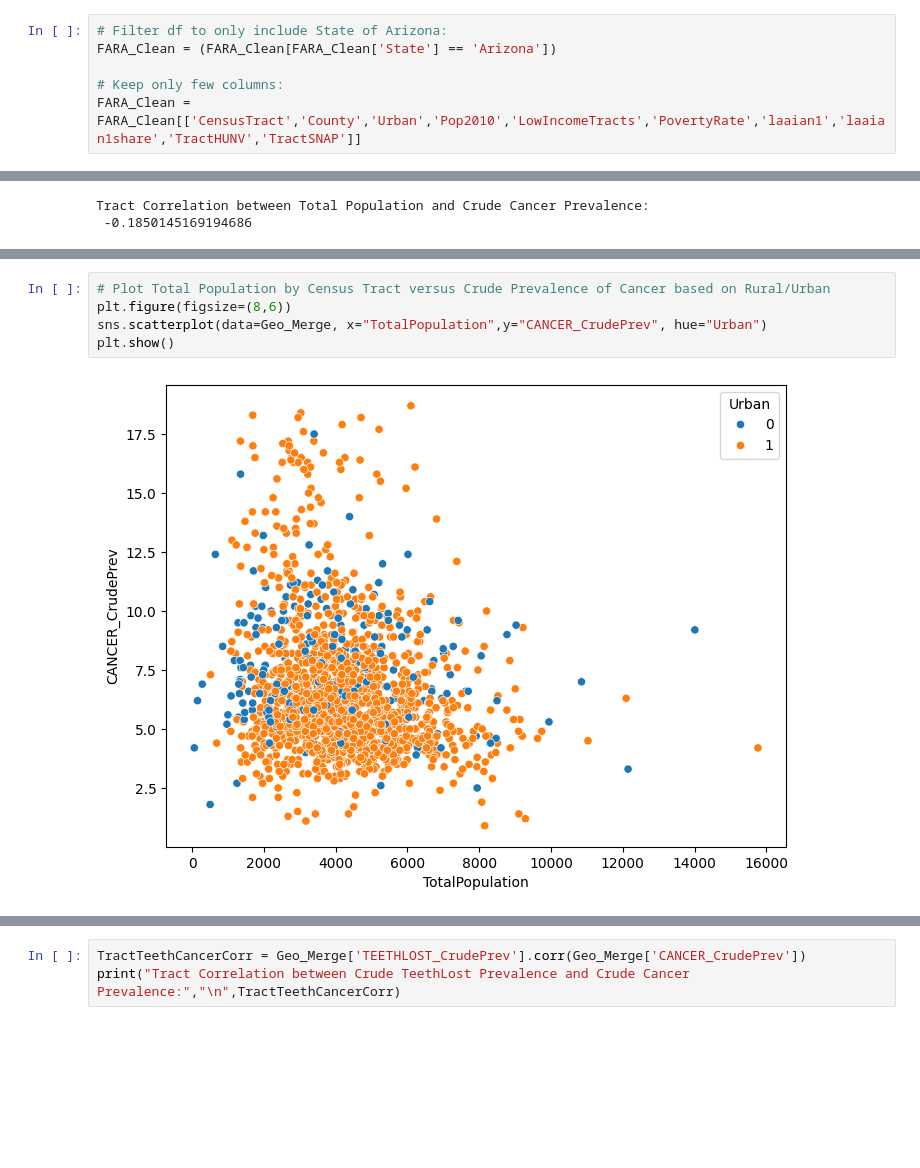
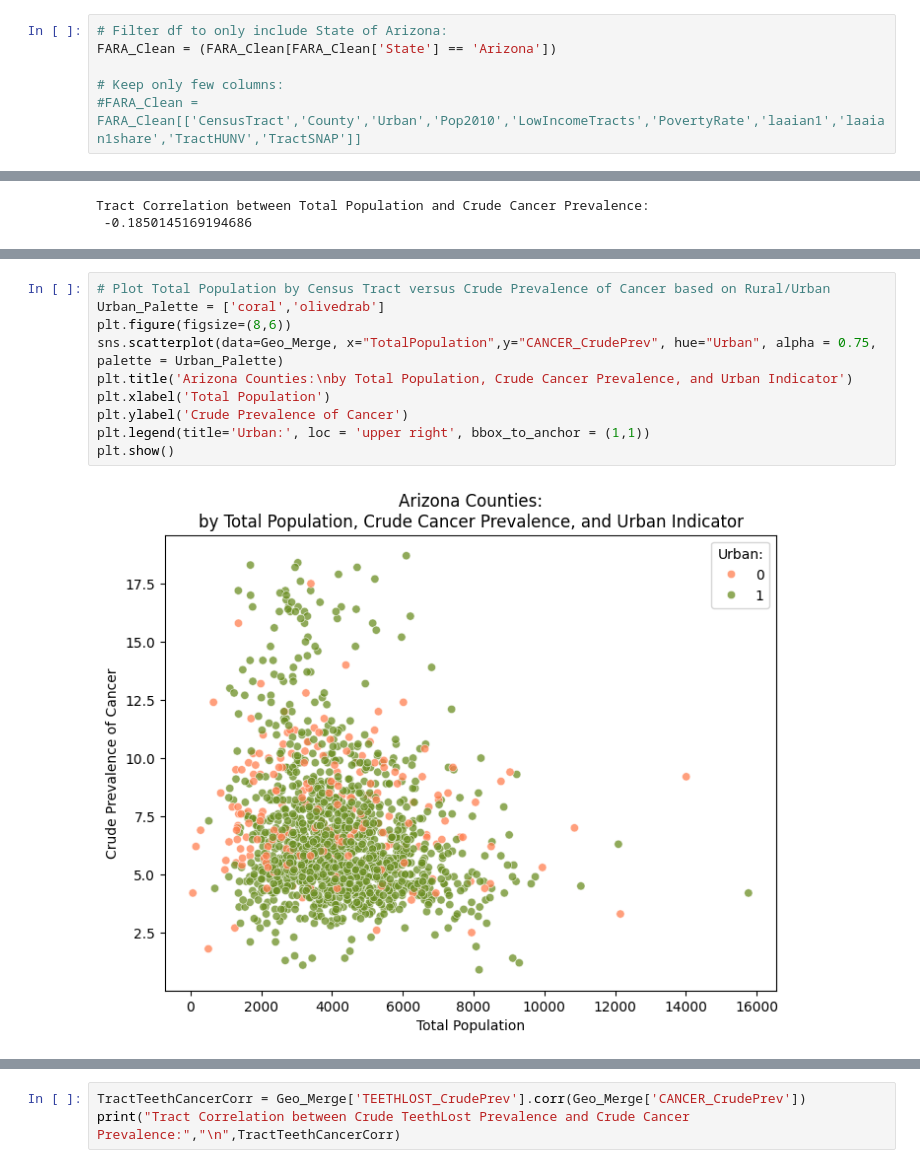
Before and after one commit to INFO-698-InfoSci-Capstone/geo-health-ai, a Jupyter notebook: Working_Files/Explore_SMG.ipynb, the cells around one changed output, grey strips where cells are left out. Cells and saved outputs as stored; diff of their text form; blank space fills up the shorter version.

```diff
--- a/Working_Files/Explore_SMG.ipynb
+++ b/Working_Files/Explore_SMG.ipynb
@@ -66,7 +66,7 @@ FARA_Clean = df_FARA.copy()
 FARA_Clean = (FARA_Clean[FARA_Clean['State'] == 'Arizona'])
 
 # Keep only few columns:
-FARA_Clean = FARA_Clean[['CensusTract','County','Urban','Pop2010','LowIncomeTracts','PovertyRate','laaian1','laaian1share','TractHUNV','TractSNAP']]
+#FARA_Clean = FARA_Clean[['CensusTract','County','Urban','Pop2010','LowIncomeTracts','PovertyRate','laaian1','laaian1share','TractHUNV','TractSNAP']]
 # %%
 FARA_Clean.info()
 # %% [output]
@@ -277,8 +210,13 @@ print("\n","Records where PopCompare Value is FALSE:","\n",PopMatchFalse[['Censu
 1024   4013980700  Maricopa County        4              NaN       False
 # %%
 # Plot Total Population by Census Tract versus Crude Prevalence of Cancer based on Rural/Urban
+Urban_Palette = ['coral','olivedrab']
 plt.figure(figsize=(8,6))
-sns.scatterplot(data=Geo_Merge, x="TotalPopulation",y="CANCER_CrudePrev", hue="Urban")
+sns.scatterplot(data=Geo_Merge, x="TotalPopulation",y="CANCER_CrudePrev", hue="Urban", alpha = 0.75, palette = Urban_Palette)
+plt.title('Arizona Counties:\nby Total Population, Crude Cancer Prevalence, and Urban Indicator')
+plt.xlabel('Total Population')
+plt.ylabel('Crude Prevalence of Cancer')
+plt.legend(title='Urban:', loc = 'upper right', bbox_to_anchor = (1,1))
 plt.show()
 # %% [output]
-[figure, old version]
+[figure, new version]
```
Also changed, not shown: parts of 25 cells of this notebook.
